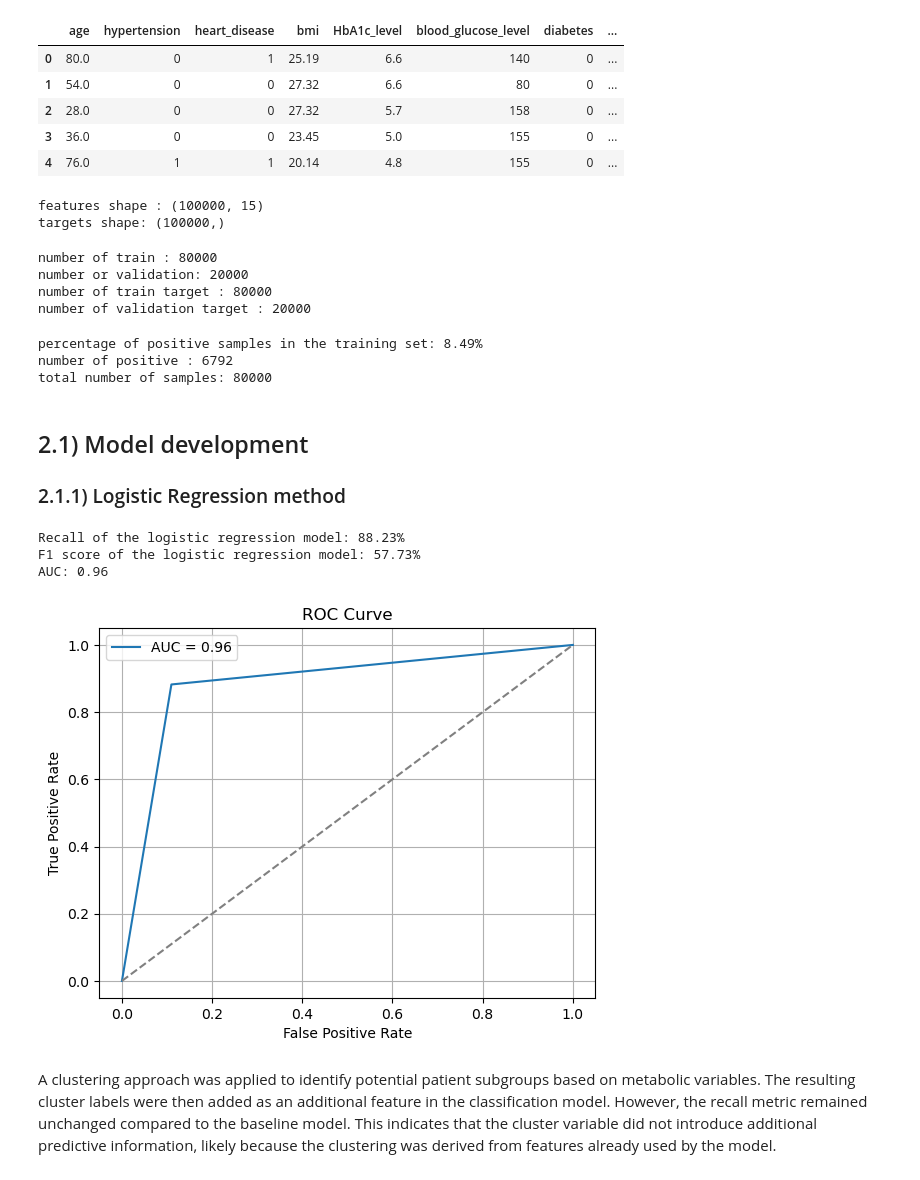
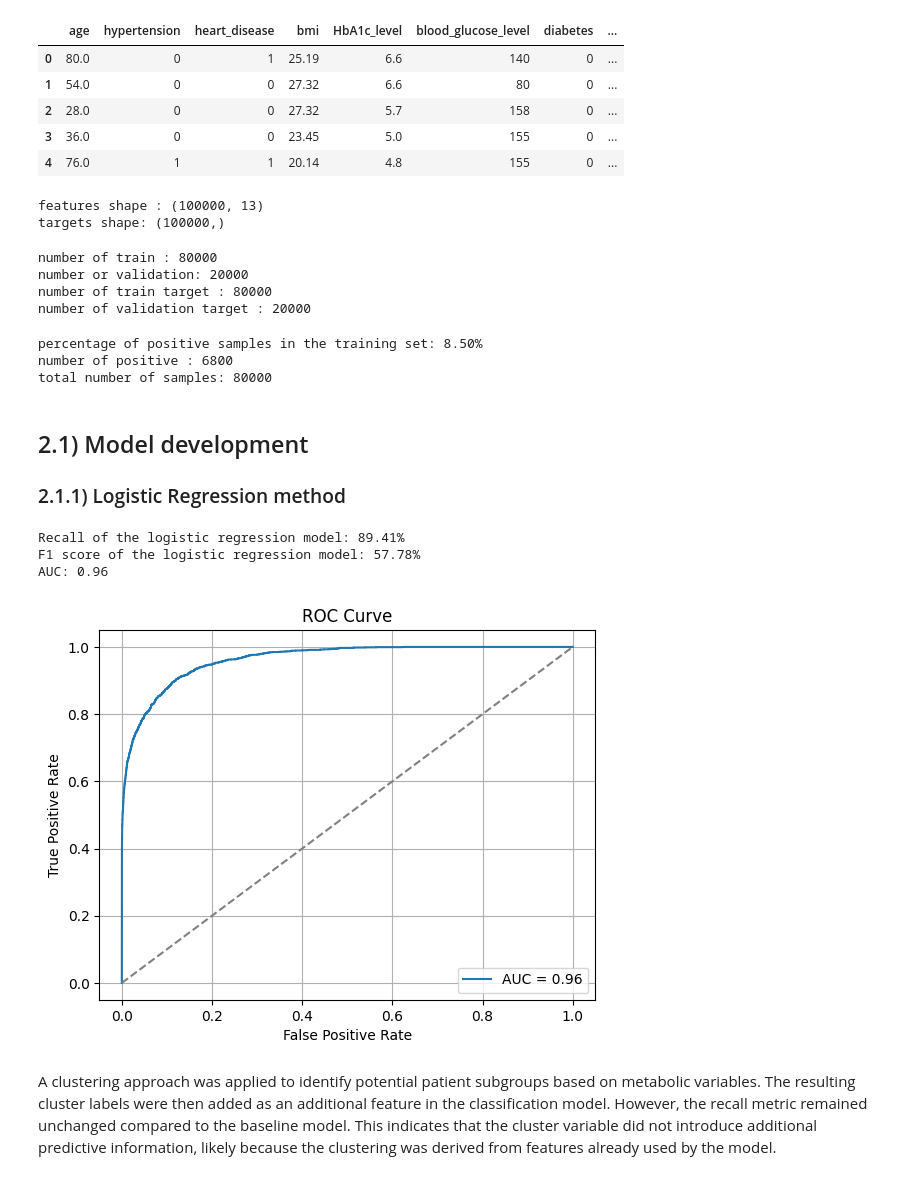
Before and after one commit to cmanell/diabetes_prediction, a Jupyter notebook: projet_ML_DL.ipynb, the cells around one changed output. Drawn from its saved outputs; the diff is of its cells as text; code cells hidden in the pictures.

```diff
--- a/projet_ML_DL.ipynb
+++ b/projet_ML_DL.ipynb
@@ -215,7 +204,7 @@ k=4, with a value of approximately 0.23. However, this value remains relatively
 ## 1.2) data managing
 # %%
 # modified categorical data into numerical data in one hot encoding
-df_ohe = pd.get_dummies(df, columns=["smoking_history", "gender"])
+df_ohe = pd.get_dummies(df, columns=["smoking_history", "gender"], drop_first=True)
 df_ohe.head()
 # %% [output]
 |  | age | hypertension | heart_disease | bmi | HbA1c_level | blood_glucose_level | diabetes | ... |
@@ -225,22 +214,28 @@ df_ohe.head()
 | 3 | 36.0 | 0 | 0 | 23.45 | 5.0 | 155 | 0 | ... |
 | 4 | 76.0 | 1 | 1 | 20.14 | 4.8 | 155 | 0 | ... |
 # %%
-# targets and features
+# targets and features in an array
+import numpy as np
 col_target = "diabetes"
 col_features = [c for c in df_ohe.columns if c != col_target]
 
-features = np.array(df_ohe[col_features], dtype="float16")
-targets = np.array(df_ohe[col_target], dtype="uint8")
+features = np.array(df_ohe[col_features])
+targets = np.array(df_ohe[col_target])
 
 print(f"features shape : {features.shape}")
 print(f"targets shape: {targets.shape}")
 # %% [output]
-features shape : (100000, 15)
+features shape : (100000, 13)
 targets shape: (100000,)
 # %%
 # split the data into training and validation sets
+from sklearn.model_selection import train_test_split
 train, val, train_targets, val_targets = train_test_split(
-    features, targets, test_size=0.2, random_state=42
+    features,
+    targets,
+    test_size=0.2,
+    random_state=42,
+    stratify=targets
 )
 
 print(f"number of train : {train.shape[0]}")
@@ -260,8 +255,8 @@ print(f"percentage of positive samples in the training set: {percentage_positive
 print(f"number of positive : {number_positive}")
 print(f"total number of samples: {total_samples}")
 # %% [output]
-percentage of positive samples in the training set: 8.49%
-number of positive : 6792
+percentage of positive samples in the training set: 8.50%
+number of positive : 6800
 total number of samples: 80000
 # %%
 # standardisation of the data
@@ -275,6 +270,7 @@ val_scaled = scaler.transform(val)
 from sklearn.metrics import (accuracy_score, balanced_accuracy_score,
                              precision_score, recall_score, f1_score,
                              roc_curve, roc_auc_score, classification_report)
+from sklearn.linear_model import LogisticRegression
 # Logistic regression model
 model = LogisticRegression(max_iter=1000, class_weight='balanced', random_state=42)
 model.fit(train_scaled, train_targets)
@@ -291,24 +287,24 @@ print(f"Recall of the logistic regression model: {recall:.2%}")
 print(f"F1 score of the logistic regression model: {f1:.2%}")
 print("AUC:", f"{roc_auc_log:.2f}")
 # %% [output]
-Recall of the logistic regression model: 88.23%
-F1 score of the logistic regression model: 57.73%
+Recall of the logistic regression model: 89.41%
+F1 score of the logistic regression model: 57.78%
 AUC: 0.96
 # %%
 '''
 Plot the ROC Curve
 '''
-fpr, tpr, thesholds = roc_curve(val_targets, val_preds)
-plt.plot(fpr, tpr, label=f"AUC = {roc_auc_score(val_targets, val_probs):.2f}")
+fpr, tpr, thesholds = roc_curve(val_targets, val_probs)
+plt.plot(fpr, tpr, label=f"AUC = {roc_auc_log:.2f}")
 plt.plot([0, 1], [0, 1], linestyle='--', color='gray')
 plt.xlabel("False Positive Rate")
 plt.ylabel("True Positive Rate")
 plt.title("ROC Curve")
 plt.legend()
 plt.grid()
 plt.show()
 # %% [output]
-[figure, old version]
+[figure, new version]
 # %% [markdown]
 A clustering approach was applied to identify potential patient subgroups based on metabolic variables. The resulting cluster labels were then added as an additional feature in the classification model. However, the recall metric remained unchanged compared to the baseline model. This indicates that the cluster variable did not introduce additional predictive information, likely because the clustering was derived from features already used by the model.
 # %% [markdown]
```
Also changed, not shown: parts of 17 cells of this notebook.
